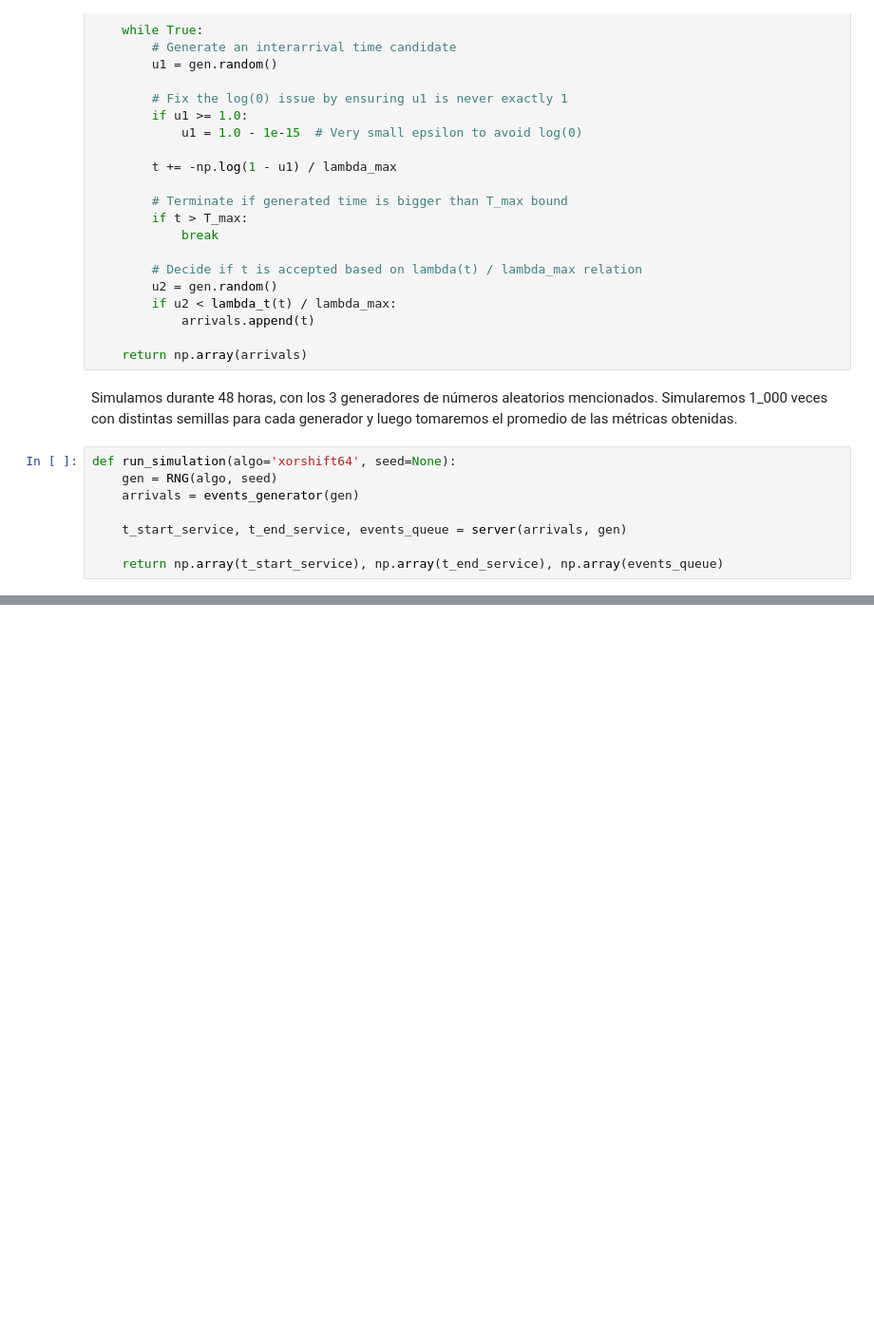
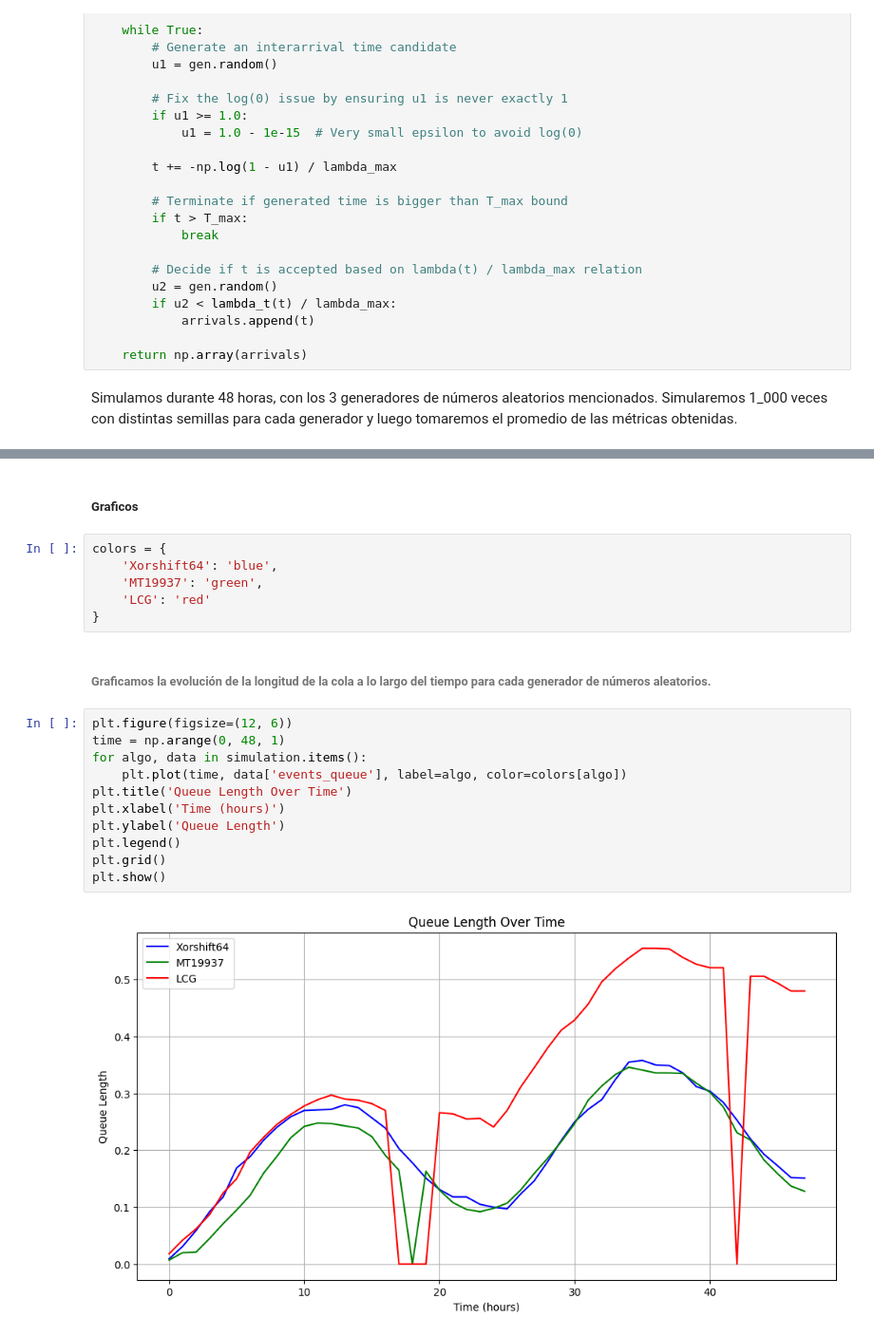
Before and after one commit to amtoledo/Trabajo-Especial-Modelos, a Jupyter notebook: Ludueña_Toledo_Trabajo_Especial_2025.ipynb, the cells around one changed output, grey strips where cells are left out. Shown at 95% size. Drawn from its saved outputs; the diff is of its cells as text; blank space fills up the shorter version.

```diff
--- a/Ludueña_Toledo_Trabajo_Especial_2025.ipynb
+++ b/Ludueña_Toledo_Trabajo_Especial_2025.ipynb
@@ -220,11 +222,3 @@ def events_generator(gen: RNG) -> list:
 # %% [markdown]
 Simulamos durante 48 horas, con los 3 generadores de números aleatorios mencionados.
 Simularemos 1_000 veces con distintas semillas para cada generador y luego tomaremos el promedio de las métricas obtenidas.
-# %%
-def run_simulation(algo='xorshift64', seed=None):
-    gen = RNG(algo, seed)
-    arrivals = events_generator(gen)
-
-    t_start_service, t_end_service, events_queue = server(arrivals, gen)
-
-    return np.array(t_start_service), np.array(t_end_service), np.array(events_queue)
@@ -278,0 +431,23 @@ for i, algo in enumerate(generators):
+# %% [markdown]
+##### Graficos
+# %%
+colors = {
+    'Xorshift64': 'blue',
+    'MT19937': 'green',
+    'LCG': 'red'
+}
+# %% [markdown]
+###### Graficamos la evolución de la longitud de la cola a lo largo del tiempo para cada generador de números aleatorios.
+# %%
+plt.figure(figsize=(12, 6))
+time = np.arange(0, 48, 1)
+for algo, data in simulation.items():
+    plt.plot(time, data['events_queue'], label=algo, color=colors[algo])
+plt.title('Queue Length Over Time')
+plt.xlabel('Time (hours)')
+plt.ylabel('Queue Length')
+plt.legend()
+plt.grid()
+plt.show()
+# %% [output]
+[figure, added]
```
Also changed, not shown: parts of 11 cells of this notebook, 40 other files.
